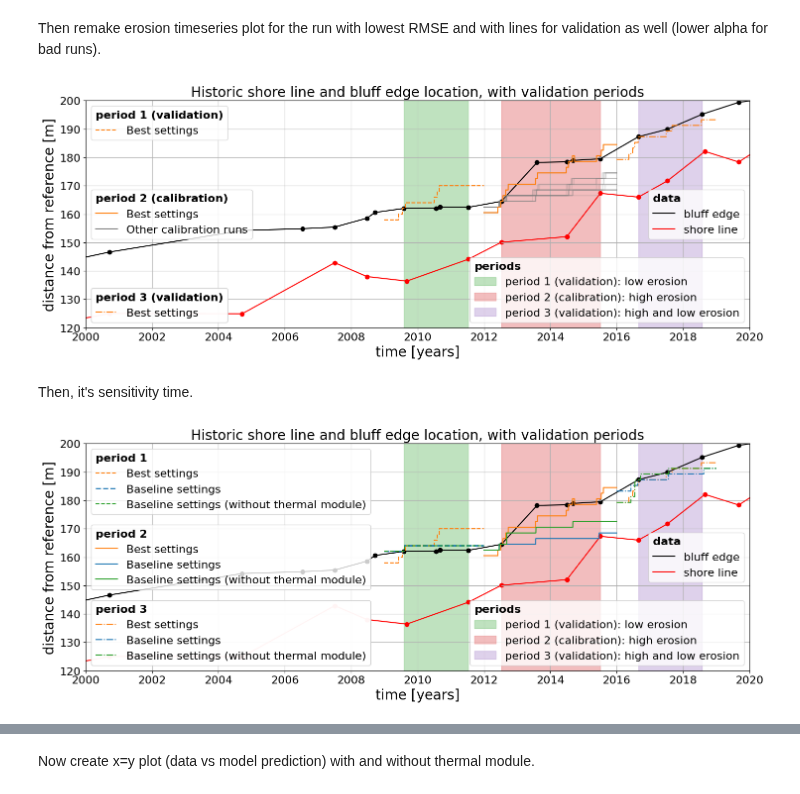
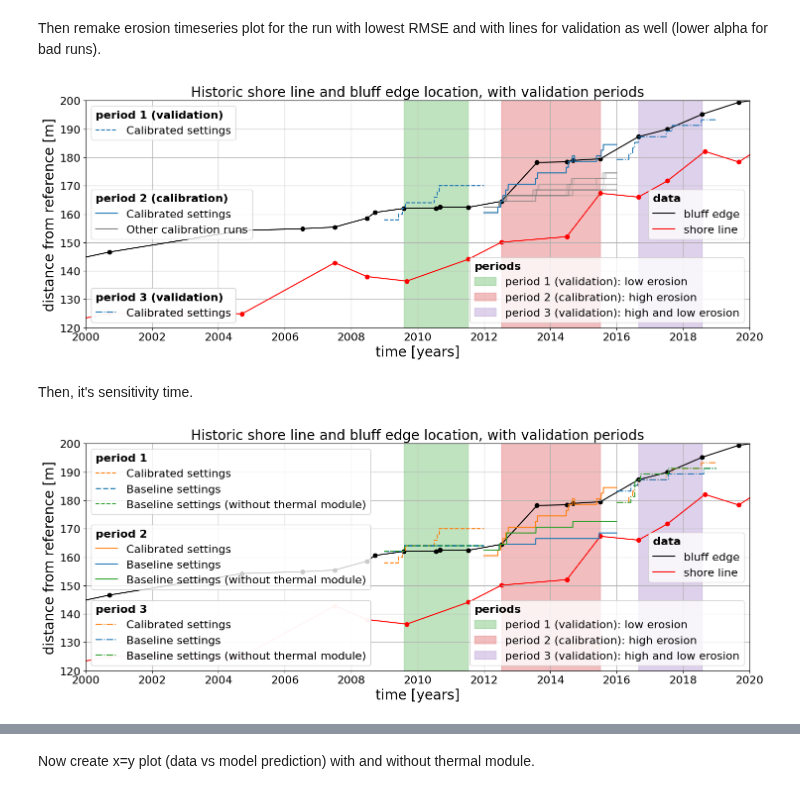
Before and after one commit to khdebruijn/thermo-morphological-model, a Jupyter notebook: results/view_erosion.ipynb, the cells around one changed output, grey strips where cells are left out. Cells and saved outputs as stored; diff of their text form; code cells hidden in the pictures.

```diff
--- a/results/view_erosion.ipynb
+++ b/results/view_erosion.ipynb
@@ -564,15 +623,15 @@ ids = ('val_per1_best', 'val_per2_2', 'val_per3_best')
 
 runid = ids[0]
 df0 = pd.read_csv(Path(f'./erosion_rates/{runid}.csv'), parse_dates=['time'])
-l0 = ax.plot(df0['time'], df0['relative_x_bluff_edge'], color='C1', label="Best settings", ls='--')[0]
+l0 = ax.plot(df0['time'], df0['relative_x_bluff_edge'], color='C0', label="Calibrated settings", ls='--')[0]
 
 runid = ids[1]
 df1 = pd.read_csv(Path(f'./erosion_rates/{runid}.csv'), parse_dates=['time'])
-l1 = ax.plot(df1['time'], df1['relative_x_bluff_edge'], color='C1', label="Best settings", ls='-')[0]
+l1 = ax.plot(df1['time'], df1['relative_x_bluff_edge'], color='C0', label="Calibrated settings", ls='-')[0]
 
 runid = ids[2]
 df2 = pd.read_csv(Path(f'./erosion_rates/{runid}.csv'), parse_dates=['time'])
-l2 = ax.plot(df2['time'], df2['relative_x_bluff_edge'], color='C1', label="Best settings", ls='-.')[0]
+l2 = ax.plot(df2['time'], df2['relative_x_bluff_edge'], color='C0', label="Calibrated settings", ls='-.')[0]
 
 # runid = ids[3]
 # df3 = pd.read_csv(Path(f'./erosion_rates/{runid}.csv'), parse_dates=['time'])
@@ -613,34 +672,34 @@ leg1 = plt.legend([patch1, patch2, patch3], [patch.get_label() for patch in [pat
 
 leg2 = plt.legend([be_line, sl_line], [line.get_label() for line in [be_line, sl_line]], loc='center right', title='data', title_fontproperties=tfp, alignment='left')
 
 leg3 = plt.legend([l0], [l.get_label() for l in [l0]], loc='upper left', title='period 1 (validation)', title_fontproperties=tfp, alignment='left')
 
 leg4_lines = [l1, l_grey] if plot_all else [l1]
 leg4 = plt.legend(leg4_lines, [l.get_label() for l in leg4_lines], loc='center left', title='period 2 (calibration)', title_fontproperties=tfp, alignment='left')
 
 leg5 = plt.legend([l2], [l.get_label() for l in [l2]], loc='lower left', title='period 3 (validation)', title_fontproperties=tfp, alignment='left')
 #####################################################################################
 
 
 # print(leg1.legend_handles)
 
 ax.add_artist(leg1)
 ax.add_artist(leg2)
 ax.add_artist(leg3)
 ax.add_artist(leg4)
 ax.add_artist(leg5)
 
 # ax.legend(loc='upper left')
 
 fig.tight_layout()
 
 fig.show()
 
 figname = 'erosion_timeseries_integrated_model.png'
 
 fig.savefig(os.path.join(save_path, figname), bbox_inches='tight', facecolor='white', transparent=False)
 # %% [output]
-[figure, old version]
+[figure, new version]
 # %% [markdown]
 Then, it's sensitivity time.
 # %%
@@ -715,7 +774,7 @@ ids = (
 # period 1
 runid = ids[0]
 df1_cal = pd.read_csv(Path(f'./erosion_rates/{runid}.csv'), parse_dates=['time'])
-l1_cal = ax.plot(df1_cal['time'], df1_cal['relative_x_bluff_edge'], color='C1', label='Best settings', ls='--')[0]
+l1_cal = ax.plot(df1_cal['time'], df1_cal['relative_x_bluff_edge'], color='C1', label='Calibrated settings', ls='--')[0]
 
 runid = ids[1]
 df1_base = pd.read_csv(Path(f'./erosion_rates/{runid}.csv'), parse_dates=['time'])
@@ -728,7 +787,7 @@ l1_no_therm = ax.plot(df1_no_therm['time'], df1_no_therm['relative_x_bluff_edge'
 # period 2
 runid = ids[3]
 df2_cal = pd.read_csv(Path(f'./erosion_rates/{runid}.csv'), parse_dates=['time'])
-l2_cal = ax.plot(df2_cal['time'], df2_cal['relative_x_bluff_edge'], color='C1', label='Best settings', ls='-')[0]
+l2_cal = ax.plot(df2_cal['time'], df2_cal['relative_x_bluff_edge'], color='C1', label='Calibrated settings', ls='-')[0]
 
 runid = ids[4]
 df2_base = pd.read_csv(Path(f'./erosion_rates/{runid}.csv'), parse_dates=['time'])
@@ -741,7 +800,7 @@ l2_no_therm = ax.plot(df2_no_therm['time'], df2_no_therm['relative_x_bluff_edge'
 # period 3
 runid = ids[6]
 df3_cal = pd.read_csv(Path(f'./erosion_rates/{runid}.csv'), parse_dates=['time'])
-l3_cal = ax.plot(df3_cal['time'], df3_cal['relative_x_bluff_edge'], color='C1', label='Best settings', ls='-.')[0]
+l3_cal = ax.plot(df3_cal['time'], df3_cal['relative_x_bluff_edge'], color='C1', label='Calibrated settings', ls='-.')[0]
 
 runid = ids[7]
 df3_base = pd.read_csv(Path(f'./erosion_rates/{runid}.csv'), parse_dates=['time'])
@@ -804,4 +863,4 @@ figname = 'erosion_timeseries_integrated_model_no-therm.png'
 
 fig.savefig(os.path.join(save_path, figname), bbox_inches='tight', facecolor='white', transparent=False)
 # %% [output]
-[figure, old version]
+[figure, new version]
```
Also changed, not shown: parts of 4 cells of this notebook, 3 other files.
